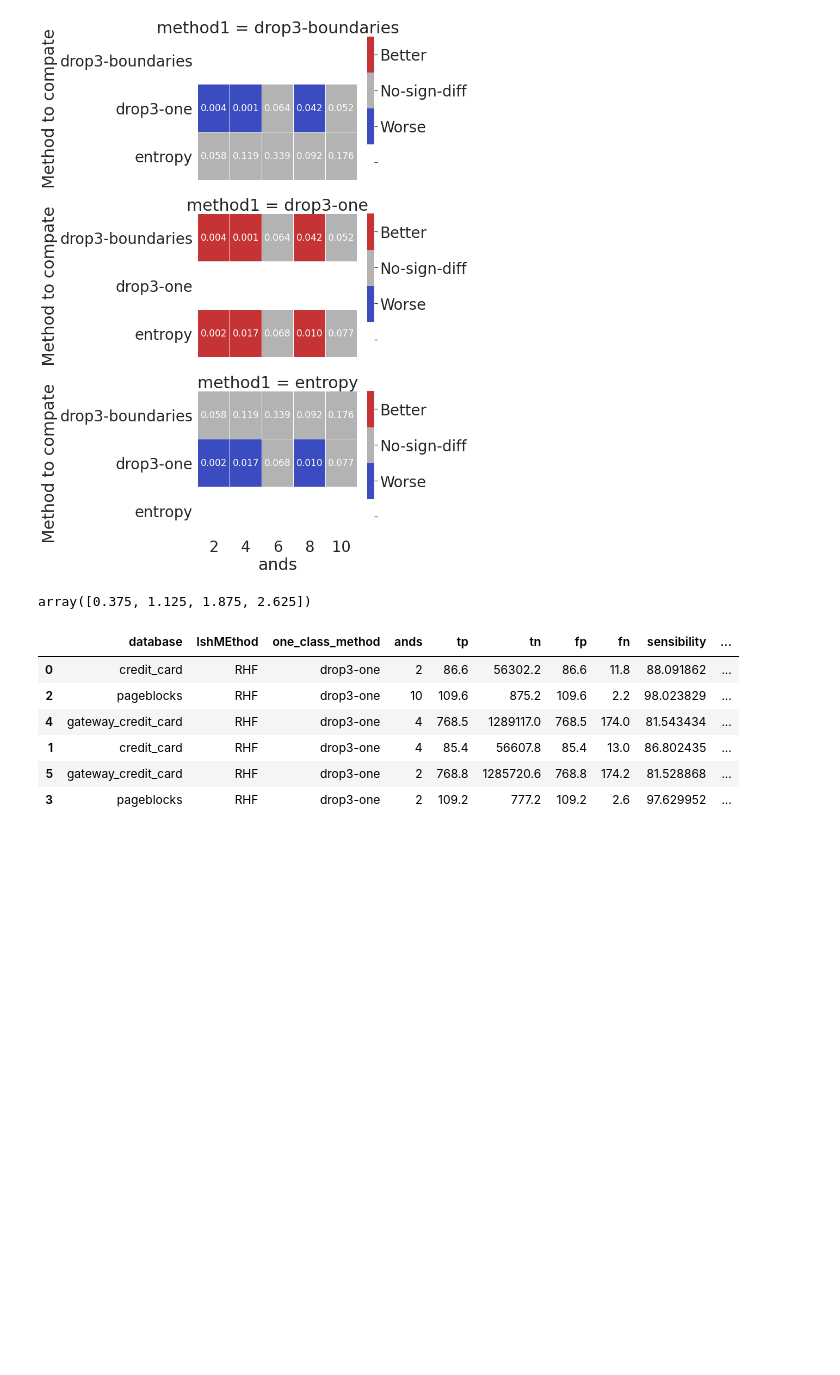
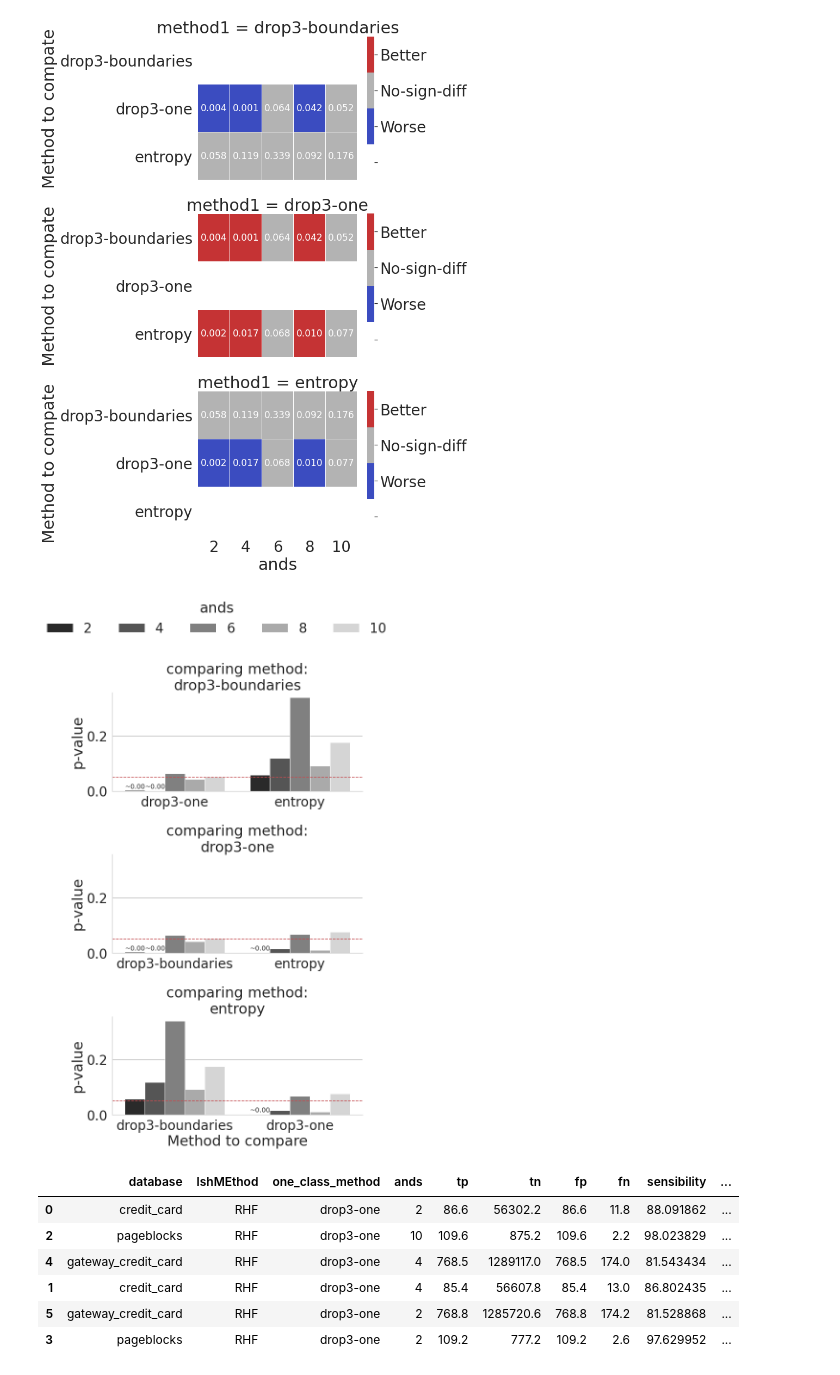
Before and after one commit to germaneduardo/results-analysis, a Jupyter notebook: results.ipynb, the cells around one changed output. Cells and saved outputs as stored; diff of their text form; code cells hidden in the pictures; blank space fills up the shorter version.

```diff
--- a/results.ipynb
+++ b/results.ipynb
@@ -846,10 +831,32 @@ plt.tight_layout()
 fg.savefig(f"report/final_comparasion.png", dpi = 300)
 # %% [output]
 [figure]
-# %%
-colorbar.set()
-# %% [output]
-array([0.375, 1.125, 1.875, 2.625])
+# %%
+pairwise_winners['vs'] = pairwise_winners.method1 + "\nvs\n" + pairwise_winners.method2
+pairwise_winners['p'] = pairwise_winners.p.astype('float64')
+pairwise_winners['p_min'] = 1- pairwise_winners.p.astype('float64')
+# %%
+fg = sns.catplot(data = pairwise_winners.dropna(subset = ['p']), y='p', hue='ands',
+                 kind = 'bar', x = 'method2', aspect = 1.5, row = 'method1', sharex=False, palette='gist_gray', legend = True)
+fg.refline(y=0.05, x=None, color = 'r')
+sns.move_legend(fg, "lower center", bbox_to_anchor=(.5, 1), ncol=5, frameon=False)
+fg.set_xlabels('Method to compare')
+fg.set_ylabels('p-value')
+fg.set_titles(row_template="comparing method:\n{row_name}")
+# adding values when it is not visible
+limit = 0.01
+for ax in fg.axes.flat:
+    for p in ax.patches:
+        h = p.get_height()
+        if h<limit:
+            x = p.get_x()
+            y = p.get_y()
+            ax.annotate(xy =(x, 0.01), text = f"~{h:.2f}", fontsize = 14, ha = 'left')
+
+plt.tight_layout()
+fg.savefig(f"report/final_comparasion.png", dpi = 300)
+# %% [output]
+[figure, added]
 # %%
 measures = ['tp',
  'tn',
```
Also changed, not shown: parts of 14 cells of this notebook, 15 other files.
